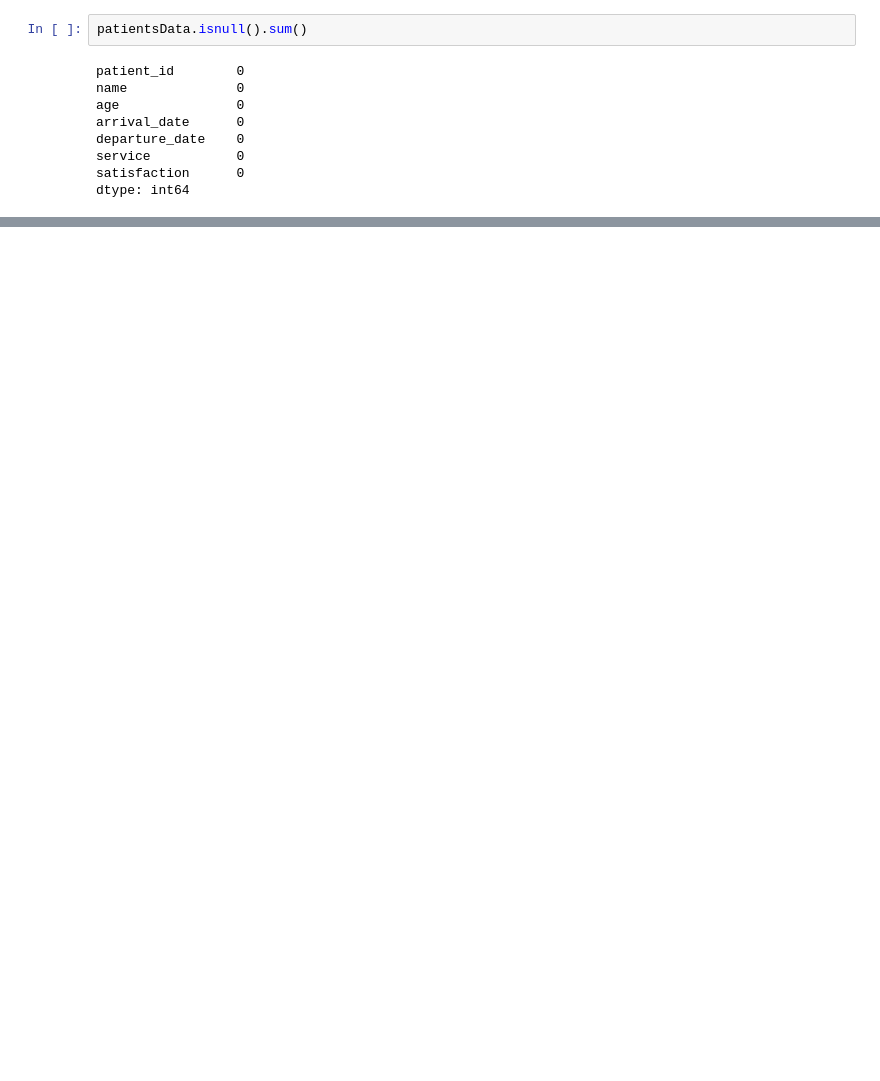
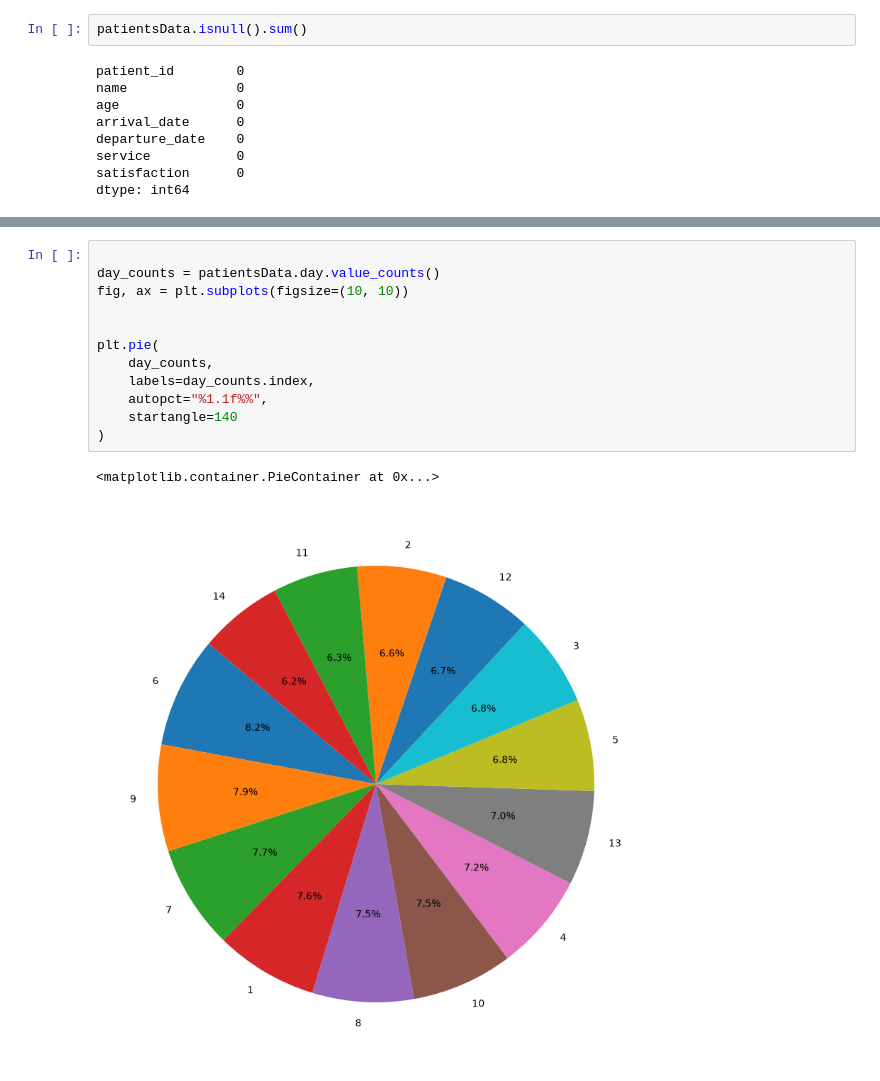
Before and after one commit to yavuzkanat/SupervisedMachineLearning, a Jupyter notebook: kaggle/hospital-beds-management.ipynb, the cells around one changed output, grey strips where cells are left out. Drawn from its saved outputs; the diff is of its cells as text; blank space fills up the shorter version.

```diff
--- a/kaggle/hospital-beds-management.ipynb
+++ b/kaggle/hospital-beds-management.ipynb
@@ -49,0 +121,15 @@ dtype: int64
+# %%
+
+day_counts = patientsData.day.value_counts()
+fig, ax = plt.subplots(figsize=(10, 10))
+
+
+plt.pie(
+    day_counts,
+    labels=day_counts.index,
+    autopct="%1.1f%%",
+    startangle=140
+)
+# %% [output]
+<matplotlib.container.PieContainer at 0x...>
+[figure, added]
```
Also changed, not shown: parts of 40 cells of this notebook.
